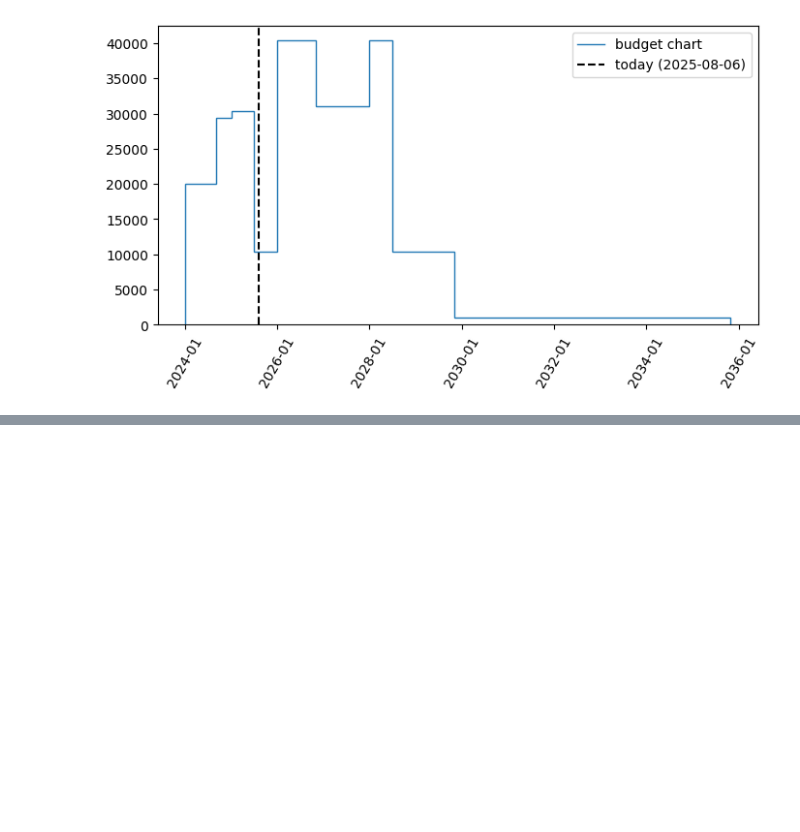
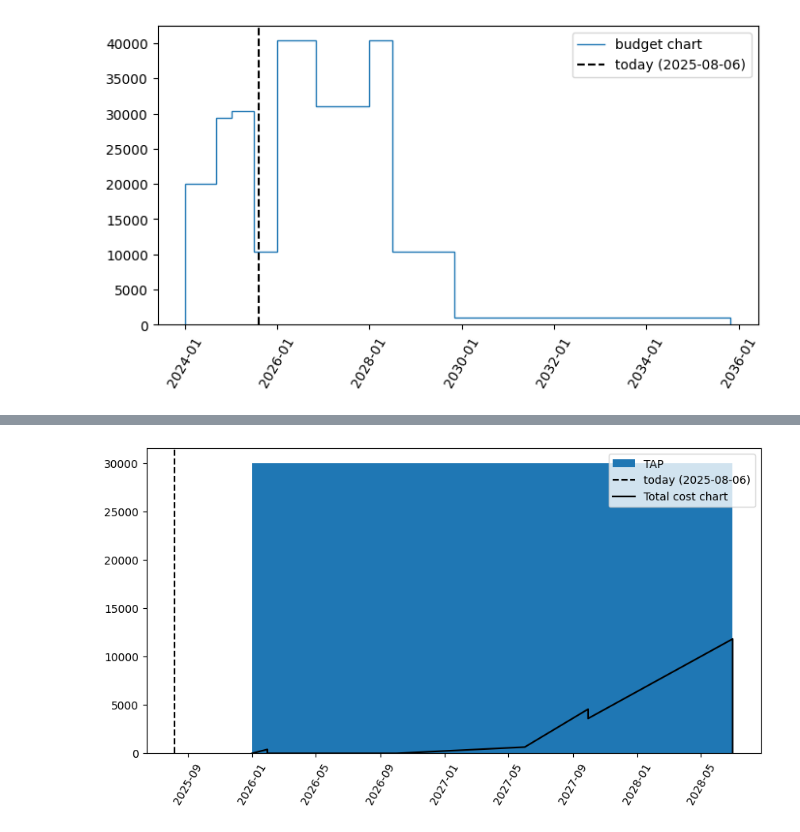
Before and after one commit to amirhoseinbidar/plot-proj, a Jupyter notebook: project.ipynb, the cells around one changed output, grey strips where cells are left out. Saved outputs shown, nothing was run; the diff lists cells and outputs as text; code cells hidden in the pictures; blank space fills up the shorter version.

```diff
--- a/project.ipynb
+++ b/project.ipynb
@@ -202,0 +267,8 @@ fig.show()
+# %%
+fig, ax = plt.subplots(figsize=(10, 5))
+
+plot_budget(budget_df[budget_df['name']=='TAP'], priority_type, priority_ascending, ax)
+plot_staff_proportional_cost(participation_df, cost_df, budget_df, "TAP", ax, color='black', plot_today=False)
+plt.show()
+# %% [output]
+[figure, added]
```
Also changed, not shown: parts of 9 cells of this notebook, 4 other files.
